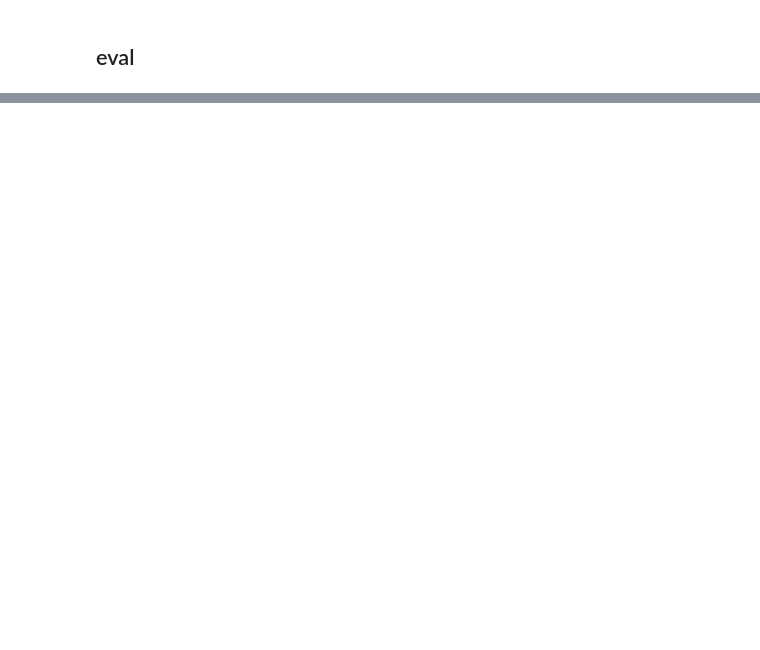
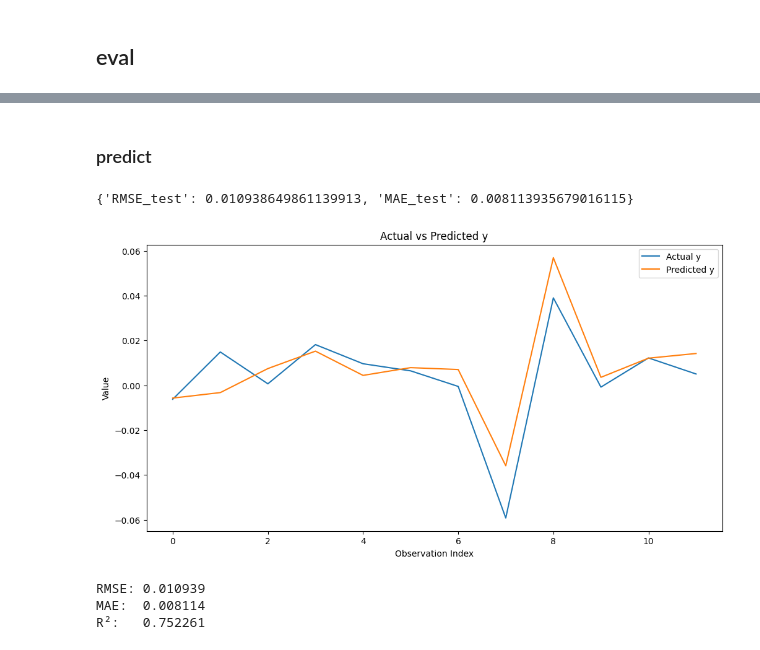
Before and after one commit to EladBenjo/gdp-nowcasting-seminar, a Jupyter notebook: Notebooks/04_models.ipynb, the cells around one changed output, grey strips where cells are left out. Drawn from its saved outputs; the diff is of its cells as text; code cells hidden in the pictures; blank space fills up the shorter version.

```diff
--- a/Notebooks/04_models.ipynb
+++ b/Notebooks/04_models.ipynb
@@ -783,0 +865,7 @@ R²:   0.620372
+# %%
+factors_test_series.index = factors_test_series.index.to_period("M").to_timestamp("M")
+# %%
+# נניח שהחלוקה כבר ברורה: q_end_test = gdp_series_test.index
+q_end_test = gdp_test_series.index
+K=9
+X_list_test = build_X_list(factors_test_series, q_end_test, K, include_current=True)
@@ -783,0 +899,44 @@ R²:   0.620372
+# %%
+valid_test = gdp_test_series.notna()
+for Xi in X_list_test:
+    valid_test &= ~np.isnan(Xi).any(axis=1)
+
+q_keep_test = valid_test[valid_test].index
+y_test = gdp_test_series.reindex(q_keep_test).to_numpy()
+X_list_test_fit = [Xi[valid_test.to_numpy(), :] for Xi in X_list_test]
+# %% [markdown]
+### predict
+# %%
+y_hat_test = midas.predict(X_list_test_fit)
+# %%
+rmse_test = float(np.sqrt(np.mean((y_hat_test - y_test)**2)))
+mae_test  = float(np.mean(np.abs(y_hat_test - y_test)))
+print({"RMSE_test": rmse_test, "MAE_test": mae_test})
+# %% [output]
+{'RMSE_test': 0.010938649861139913, 'MAE_test': 0.008113935679016115}
+# %%
+import matplotlib.pyplot as plt
+
+plt.figure(figsize=(12, 6))
+plt.plot(y_test, label='Actual y')
+plt.plot(y_hat_test, label='Predicted y')
+plt.title('Actual vs Predicted y')
+plt.xlabel('Observation Index')
+plt.ylabel('Value')
+plt.legend()
+plt.show()
+# %% [output]
+[figure, added]
+# %%
+mse = mean_squared_error(y_test, y_hat_test)
+rmse = np.sqrt(mse)
+mae = mean_absolute_error(y_test, y_hat_test)
+r2 = r2_score(y_test, y_hat_test)
+
+print(f"RMSE: {rmse:.6f}")
+print(f"MAE:  {mae:.6f}")
+print(f"R²:   {r2:.6f}")
+# %% [output]
+RMSE: 0.010939
+MAE:  0.008114
+R²:   0.752261
```
Also changed, not shown: parts of 30 cells of this notebook, 1 other file.
